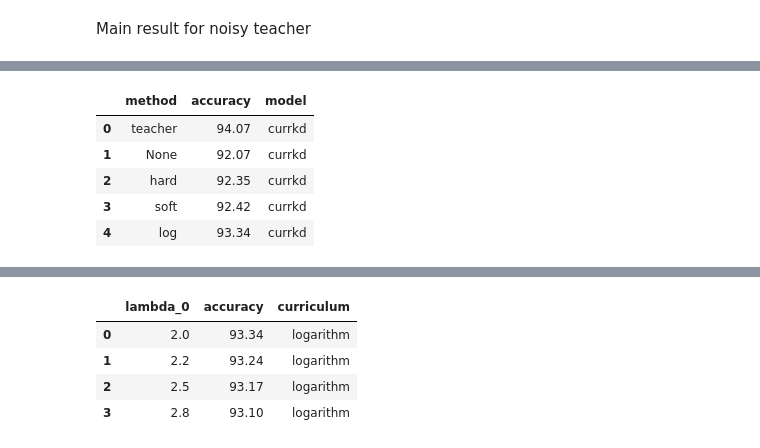
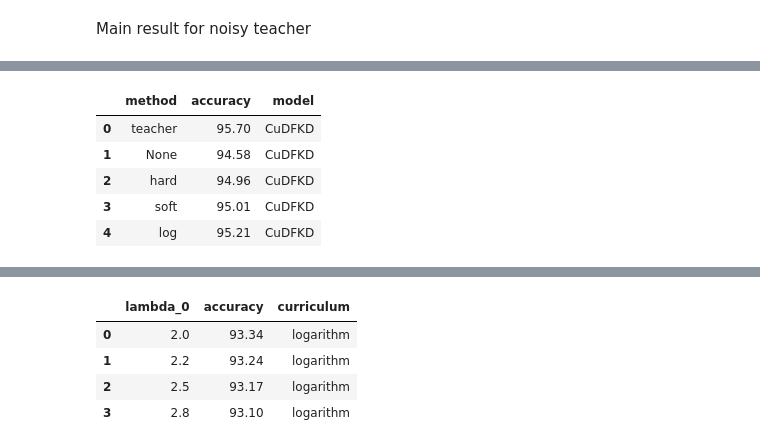
Before and after one commit to ljrprocc/DataFree, a Jupyter notebook: notebooks/Convergence Visualization.ipynb, the cells around one changed output, grey strips where cells are left out. Drawn from its saved outputs; the diff is of its cells as text; code cells hidden in the pictures.

```diff
--- a/notebooks/Convergence Visualization.ipynb
+++ b/notebooks/Convergence Visualization.ipynb
@@ -327,18 +321,18 @@ Text(0, 0.5, 'Top1 accuracy')
 # %%
 curriculum_dict={
     'method': ['teacher', 'None', 'hard', 'soft', 'log'],
-    'accuracy': [94.07, 92.07, 92.35, 92.42, 93.34],
-    'model': ['currkd','currkd','currkd','currkd','currkd']
+    'accuracy': [95.70, 94.58, 94.96, 95.01, 95.21],
+    'model': ['CuDFKD','CuDFKD','CuDFKD','CuDFKD','CuDFKD']
 }
 curr_df = pd.DataFrame(curriculum_dict)
 curr_df
 # %% [output]
 |  | method | accuracy | model |
-| 0 | teacher | 94.07 | currkd |
-| 1 | None | 92.07 | currkd |
-| 2 | hard | 92.35 | currkd |
-| 3 | soft | 92.42 | currkd |
-| 4 | log | 93.34 | currkd |
+| 0 | teacher | 95.70 | CuDFKD |
+| 1 | None | 94.58 | CuDFKD |
+| 2 | hard | 94.96 | CuDFKD |
+| 3 | soft | 95.01 | CuDFKD |
+| 4 | log | 95.21 | CuDFKD |
 # %%
 fig = sns.barplot(data=curr_df, x='method', y='accuracy', hue='model')
 x_ticks = curriculum_dict['method']
```
Also changed, not shown: parts of 15 cells of this notebook, 9 other files.
